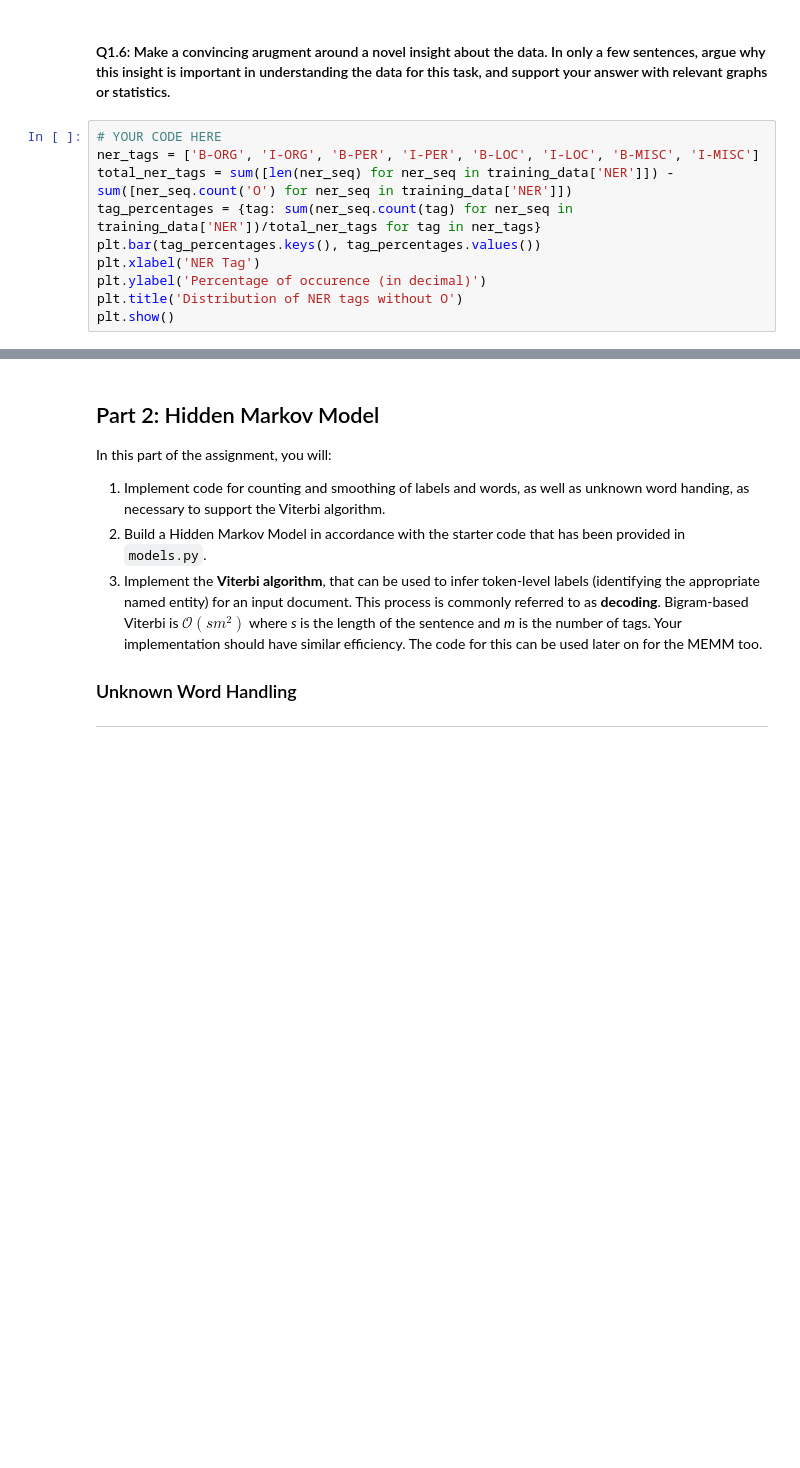
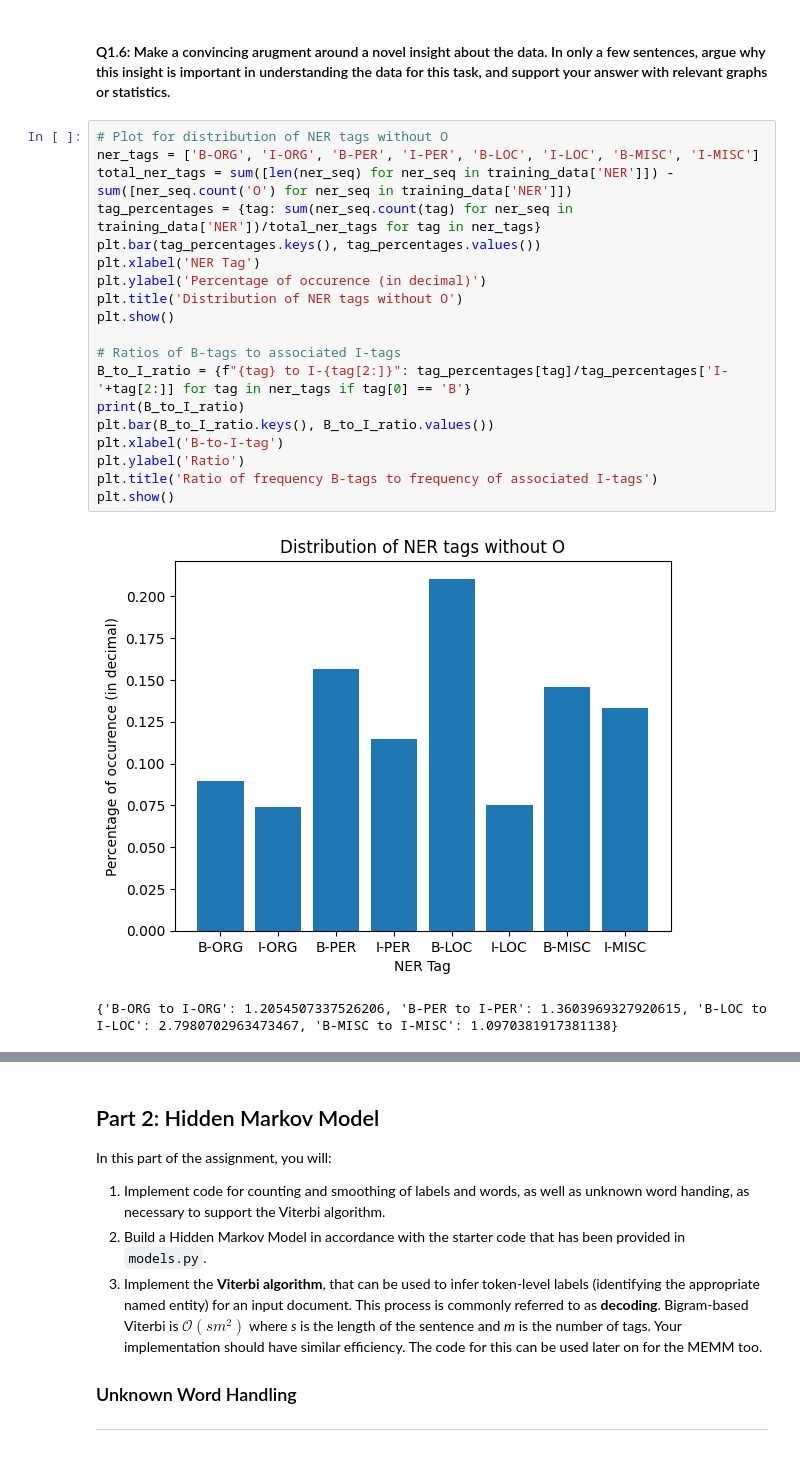
Before and after one commit to chadyu9/cs-4740, a Jupyter notebook: HW 1/hw1-student-facing.ipynb, the cells around one changed output, grey strips where cells are left out. Cells and saved outputs as stored; diff of their text form; blank space fills up the shorter version.

```diff
--- a/HW 1/hw1-student-facing.ipynb
+++ b/HW 1/hw1-student-facing.ipynb
@@ -271,12 +271,24 @@ plt.show()
 # %% [markdown]
 #### Q1.6: Make a convincing arugment around a novel insight about the data. In only a few sentences, argue why this insight is important in understanding the data for this task, and support your answer with relevant graphs or statistics.
 # %%
-# YOUR CODE HERE
+# Plot for distribution of NER tags without O
 ner_tags = ['B-ORG', 'I-ORG', 'B-PER', 'I-PER', 'B-LOC', 'I-LOC', 'B-MISC', 'I-MISC']
 total_ner_tags = sum([len(ner_seq) for ner_seq in training_data['NER']]) - sum([ner_seq.count('O') for ner_seq in training_data['NER']])
 tag_percentages = {tag: sum(ner_seq.count(tag) for ner_seq in training_data['NER'])/total_ner_tags for tag in ner_tags}
 plt.bar(tag_percentages.keys(), tag_percentages.values())
 plt.xlabel('NER Tag')
 plt.ylabel('Percentage of occurence (in decimal)')
 plt.title('Distribution of NER tags without O')
 plt.show()
+
+# Ratios of B-tags to associated I-tags
+B_to_I_ratio = {f"{tag} to I-{tag[2:]}": tag_percentages[tag]/tag_percentages['I-'+tag[2:]] for tag in ner_tags if tag[0] == 'B'}
+print(B_to_I_ratio)
+plt.bar(B_to_I_ratio.keys(), B_to_I_ratio.values())
+plt.xlabel('B-to-I-tag')
+plt.ylabel('Ratio')
+plt.title('Ratio of frequency B-tags to frequency of associated I-tags')
+plt.show()
+# %% [output]
+[figure, added]
+{'B-ORG to I-ORG': 1.2054507337526206, 'B-PER to I-PER': 1.3603969327920615, 'B-LOC to I-LOC': 2.7980702963473467, 'B-MISC to I-MISC': 1.0970381917381138}
```
Also changed, not shown: parts of 6 cells of this notebook, 3 other files.
